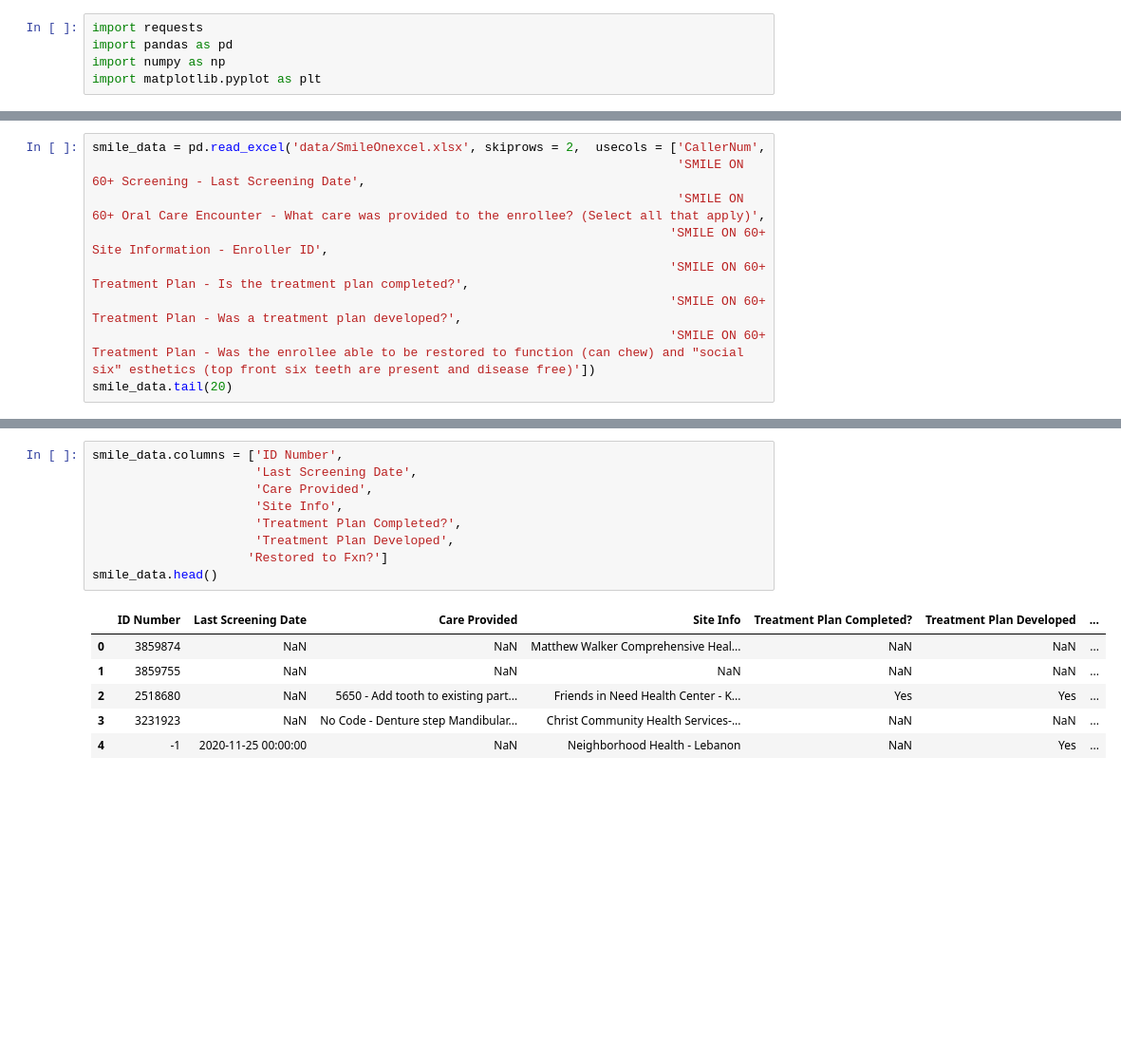
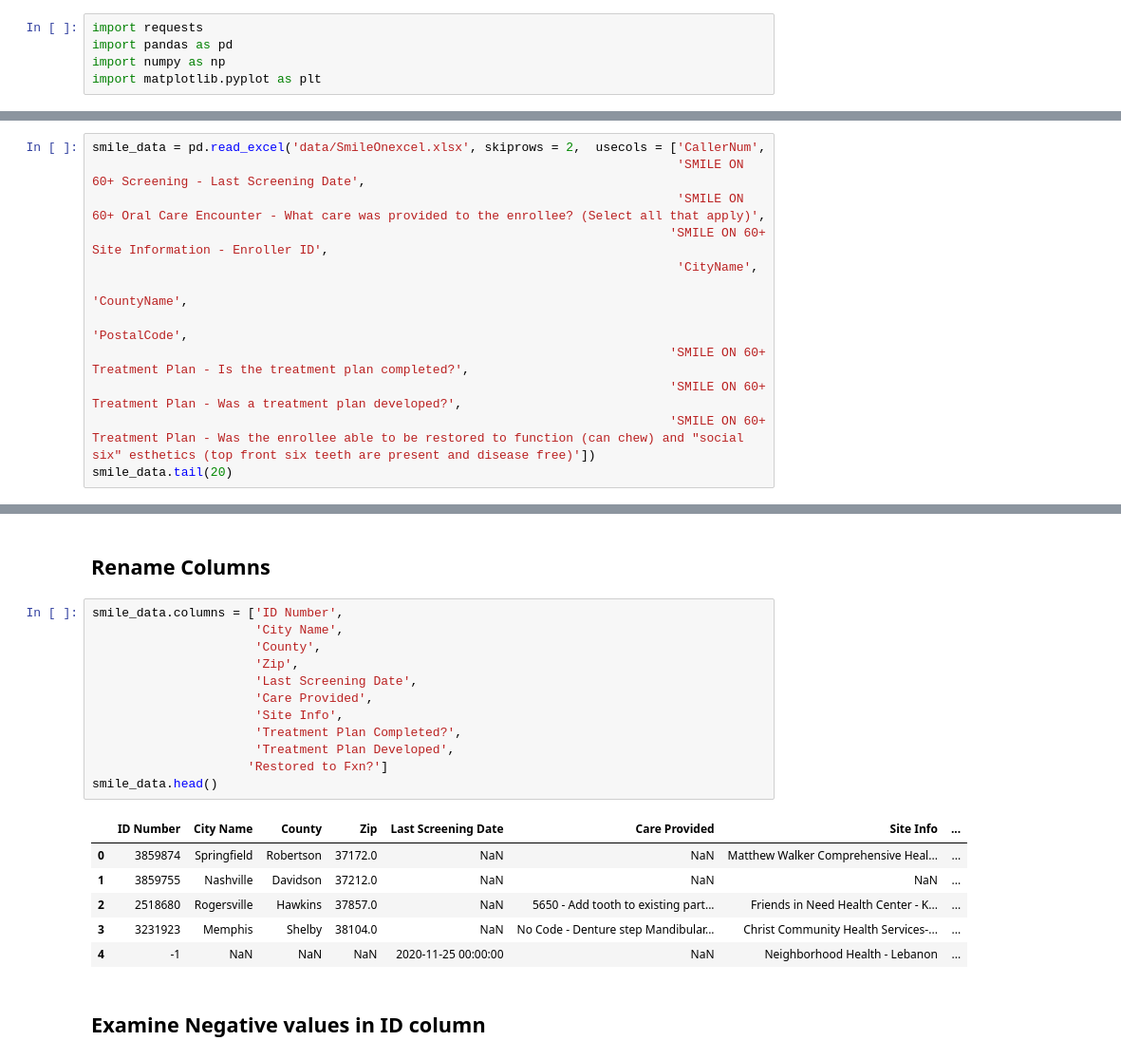
Before and after one commit to abcarlisle22/smile-on-lava-girl, a Jupyter notebook: smile_on.ipynb, the cells around one changed output, grey strips where cells are left out. Shown at 95% size. Drawn from its saved outputs; the diff is of its cells as text; blank space fills up the shorter version.

```diff
--- a/smile_on.ipynb
+++ b/smile_on.ipynb
@@ -8,6 +12,9 @@ smile_data = pd.read_excel('data/SmileOnexcel.xlsx', skiprows = 2,  usecols = ['
                                                                                'SMILE ON 60+ Screening - Last Screening Date',
                                                                                'SMILE ON 60+ Oral Care Encounter - What care was provided to the enrollee? (Select all that apply)',
                                                                               'SMILE ON 60+ Site Information - Enroller ID',
+                                                                               'CityName',
+                                                                               'CountyName',
+                                                                               'PostalCode',
                                                                               'SMILE ON 60+ Treatment Plan - Is the treatment plan completed?',
                                                                               'SMILE ON 60+ Treatment Plan - Was a treatment plan developed?',
                                                                               'SMILE ON 60+ Treatment Plan - Was the enrollee able to be restored to function (can chew) and "social six" esthetics (top front six teeth are present and disease free)'])
@@ -50,19 +60,26 @@ memory usage: 2.1+ MB
+# %% [markdown]
+## Rename Columns
 # %%
 smile_data.columns = ['ID Number',
+                      'City Name',
+                      'County',
+                      'Zip',
                       'Last Screening Date',
                       'Care Provided',
                       'Site Info',
                       'Treatment Plan Completed?',
                       'Treatment Plan Developed',
                      'Restored to Fxn?']
 smile_data.head()
 # %% [output]
-|  | ID Number | Last Screening Date | Care Provided | Site Info | Treatment Plan Completed? | Treatment Plan Developed | ... |
-| 0 | 3859874 | NaN | NaN | Matthew Walker Comprehensive Heal... | NaN | NaN | ... |
-| 1 | 3859755 | NaN | NaN | NaN | NaN | NaN | ... |
-| 2 | 2518680 | NaN | 5650 - Add tooth to existing part... | Friends in Need Health Center - K... | Yes | Yes | ... |
-| 3 | 3231923 | NaN | No Code - Denture step Mandibular... | Christ Community Health Services-... | NaN | NaN | ... |
-| 4 | -1 | 2020-11-25 00:00:00 | NaN | Neighborhood Health - Lebanon | NaN | Yes | ... |
+|  | ID Number | City Name | County | Zip | Last Screening Date | Care Provided | Site Info | ... |
+| 0 | 3859874 | Springfield | Robertson | 37172.0 | NaN | NaN | Matthew Walker Comprehensive Heal... | ... |
+| 1 | 3859755 | Nashville | Davidson | 37212.0 | NaN | NaN | NaN | ... |
+| 2 | 2518680 | Rogersville | Hawkins | 37857.0 | NaN | 5650 - Add tooth to existing part... | Friends in Need Health Center - K... | ... |
+| 3 | 3231923 | Memphis | Shelby | 38104.0 | NaN | No Code - Denture step Mandibular... | Christ Community Health Services-... | ... |
+| 4 | -1 | NaN | NaN | NaN | 2020-11-25 00:00:00 | NaN | Neighborhood Health - Lebanon | ... |
+# %% [markdown]
+## Examine Negative values in ID column
 # %%
 smile_data_negatives = smile_data[smile_data['ID Number'] < 0]
 smile_data_negatives
```
Also changed, not shown: parts of 27 cells of this notebook.
